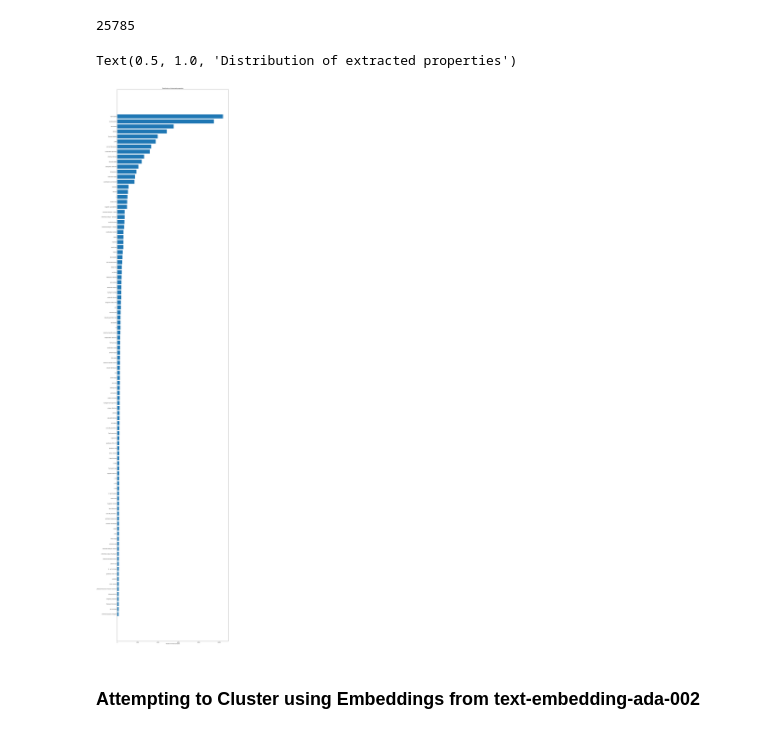
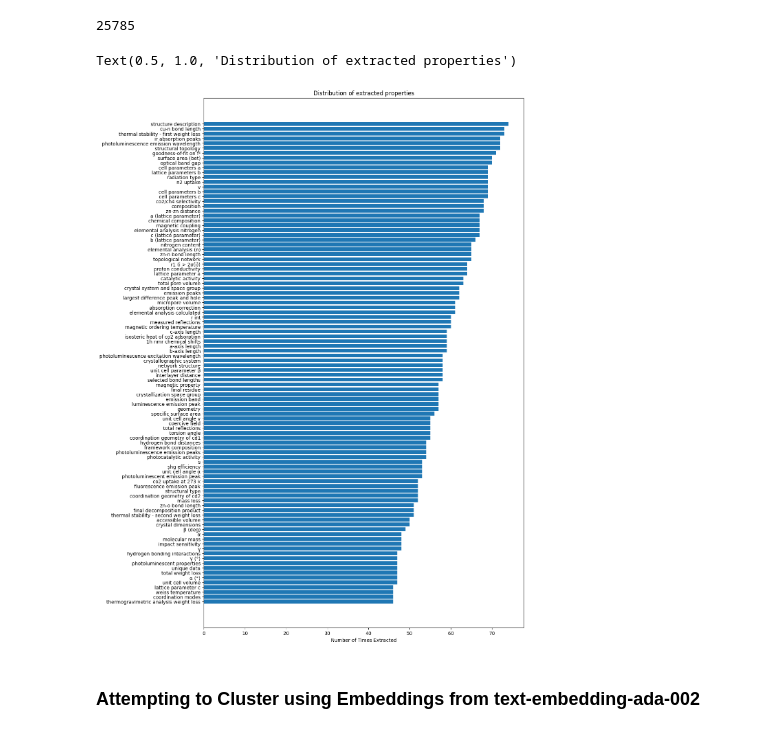
Before and after one commit to AI4ChemS/MOF_ChemUnity, a Jupyter notebook: ChemUnity_Visualizations.ipynb, the cells around one changed output. Cells and saved outputs as stored; diff of their text form; code cells hidden in the pictures.

```diff
--- a/ChemUnity_Visualizations.ipynb
+++ b/ChemUnity_Visualizations.ipynb
@@ -103,21 +85,21 @@ len(dist_props)
 # %% [output]
 25785
 # %%
-fig, ax = plt.subplots(figsize=(20, 100))
+fig, ax = plt.subplots(figsize=(12, 20))
 
-labels = list(dist_props["Property"].iloc[0:100])
+labels = list(dist_props["Property"].iloc[200:300])
 pos = np.arange(len(labels))
 
-values = dist_props["Ref Code"].iloc[0:100]
+values = dist_props["Ref Code"].iloc[200:300]
 
 ax.barh(pos, values, align='center')
 ax.set_yticks(pos, labels=labels)
 ax.invert_yaxis()
 ax.set_xlabel("Number of Times Extracted")
 ax.set_title("Distribution of extracted properties")
 # %% [output]
 Text(0.5, 1.0, 'Distribution of extracted properties')
-[figure, old version]
+[figure, new version]
 # %% [markdown]
 ### Attempting to Cluster using Embeddings from text-embedding-ada-002
 # %%
```
Also changed, not shown: parts of 23 cells of this notebook.
